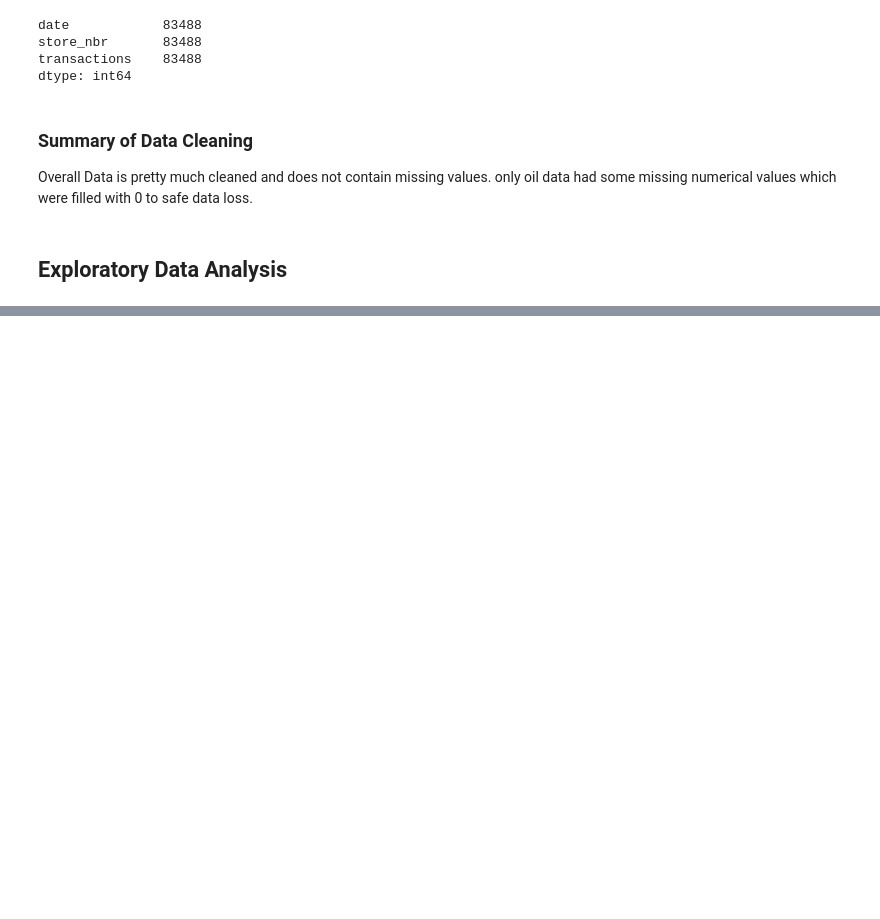
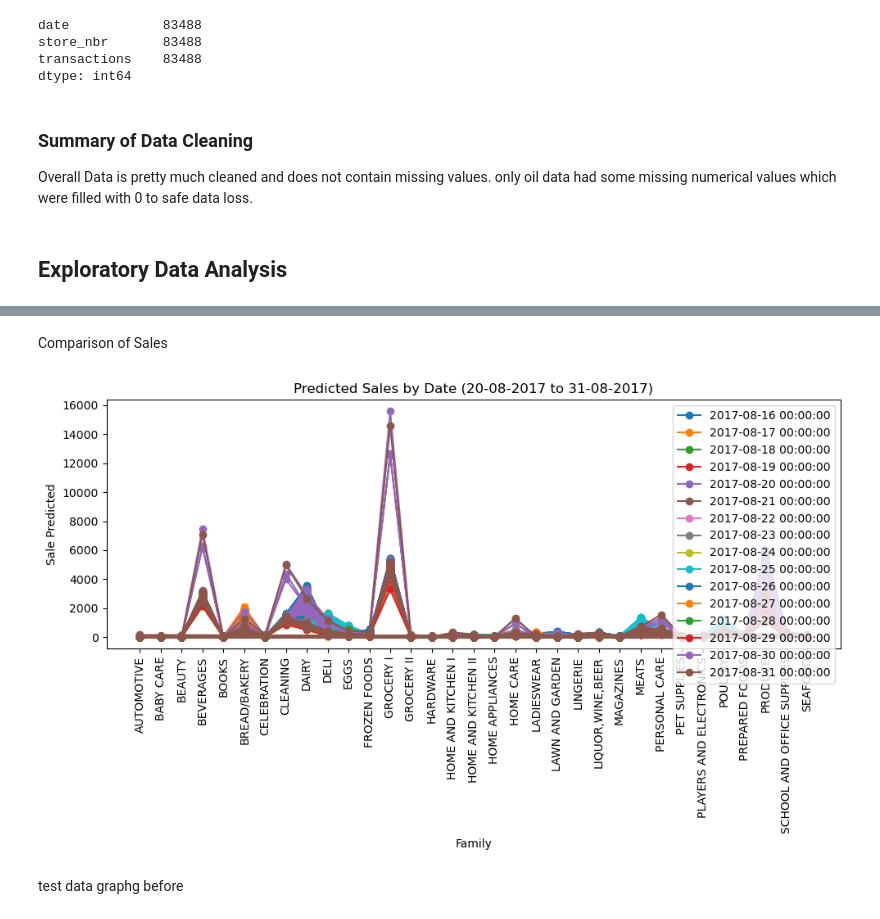
Before and after one commit to muhkashiff/store_sales_forecasting, a Jupyter notebook: store_sale.ipynb, the cells around one changed output, grey strips where cells are left out. Drawn from its saved outputs; the diff is of its cells as text; code cells hidden in the pictures; blank space fills up the shorter version.

Commit message:
prediction& graph

```diff
--- a/store_sale.ipynb
+++ b/store_sale.ipynb
@@ -386,0 +426,3 @@ Name: count, dtype: int64
+# %%
+# Ensure no negative predictions (for log calculation)
+X_test_dummy['sale_predicted'] = np.maximum(X_test_dummy['sale_predicted'], 0)
@@ -386,0 +446,9 @@ Name: count, dtype: int64
+# %%
+# Identify dummy columns
+dummy_cols = [col for col in X_test_dummy.columns if col.startswith('family_')]
+
+# Convert dummy columns back to original categorical column
+X_test_dummy['family'] = X_test_dummy[dummy_cols].idxmax(axis=1).apply(lambda x: x.split('_', 1)[1])
+
+# Drop dummy columns
+df = X_test_dummy.drop(columns=dummy_cols)
@@ -386,0 +471,3 @@ Name: count, dtype: int64
+# %%
+# reset index
+df = X_test_dummy.reset_index()
@@ -386,0 +491,2 @@ Name: count, dtype: int64
+# %% [markdown]
+Comparison of Sales
@@ -386,0 +495,30 @@ Name: count, dtype: int64
+# %%
+# Convert 'date' column to datetime format
+df['date'] = pd.to_datetime(df['date'])
+# %%
+# Filter data for the specified date range
+start_date = '2017-08-16'
+end_date = '2017-08-31'
+df_filtered = df[(df['date'] >= start_date) & (df['date'] <= end_date)]
+
+# Plotting
+plt.figure(figsize=(10, 6))
+
+# Group by 'date' and plot 'sale_predicted' for each date
+for date, group in df_filtered.groupby('date'):
+    plt.plot(group['family'], group['sale_predicted'], marker='o', linestyle='-', label=str(date))
+
+# Customize plot
+plt.title('Predicted Sales by Date (20-08-2017 to 31-08-2017)')
+plt.xlabel('Family')
+plt.ylabel('Sale Predicted')
+plt.xticks(rotation=90)
+plt.legend()
+plt.tight_layout()
+
+# Show plot
+plt.show()
+# %% [output]
+[figure, added]
+# %% [markdown]
+test data graphg before
```
Also changed, not shown: parts of 61 cells of this notebook.
